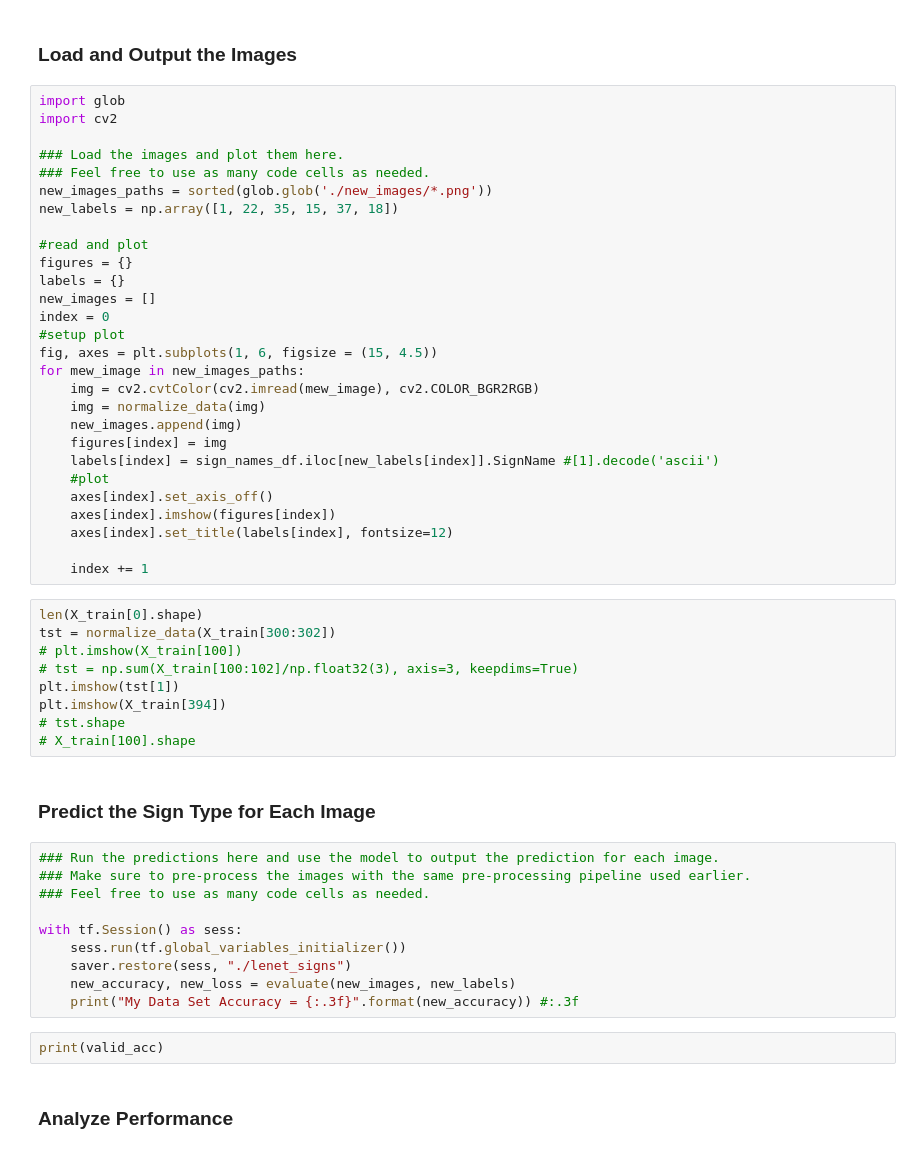
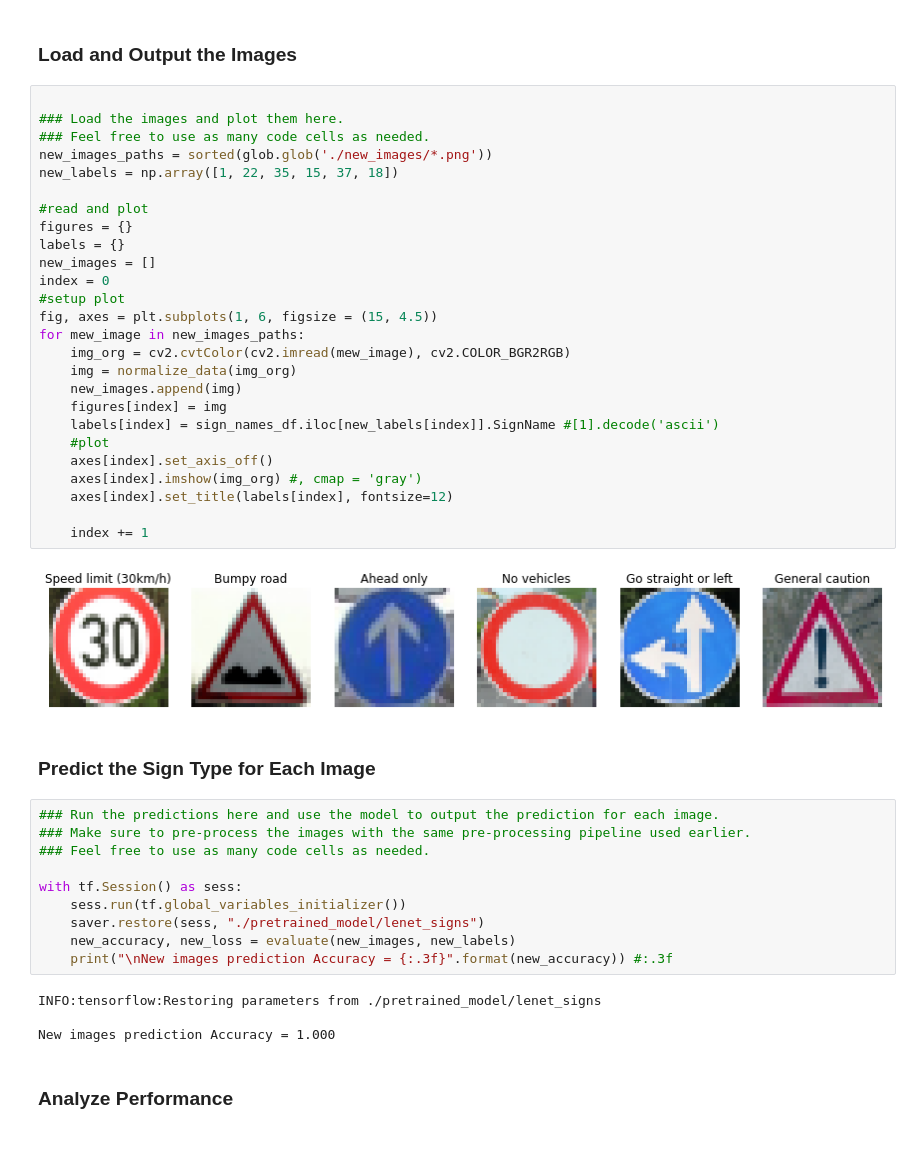
Before and after one commit to cyan-ide/Udacity-CarND-Traffic-Sign-Classifier-P3, a Jupyter notebook: Traffic_Sign_Classifier.ipynb, the cells around one changed output. Saved outputs shown, nothing was run; the diff lists cells and outputs as text.

```diff
--- a/Traffic_Sign_Classifier.ipynb
+++ b/Traffic_Sign_Classifier.ipynb
@@ -609,42 +602,33 @@ You may find `signnames.csv` useful as it contains mappings from the class id (i
 # %% [markdown]
 ### Load and Output the Images
 # %%
-import glob
-import cv2
 
 ### Load the images and plot them here.
 ### Feel free to use as many code cells as needed.
 new_images_paths = sorted(glob.glob('./new_images/*.png'))
 new_labels = np.array([1, 22, 35, 15, 37, 18])
 
 #read and plot
 figures = {}
 labels = {}
 new_images = []
 index = 0
 #setup plot
 fig, axes = plt.subplots(1, 6, figsize = (15, 4.5))
 for mew_image in new_images_paths:
-    img = cv2.cvtColor(cv2.imread(mew_image), cv2.COLOR_BGR2RGB)
-    img = normalize_data(img)
+    img_org = cv2.cvtColor(cv2.imread(mew_image), cv2.COLOR_BGR2RGB)
+    img = normalize_data(img_org)
     new_images.append(img)
     figures[index] = img
     labels[index] = sign_names_df.iloc[new_labels[index]].SignName #[1].decode('ascii')
     #plot
     axes[index].set_axis_off()
-    axes[index].imshow(figures[index])
+    axes[index].imshow(img_org) #, cmap = 'gray')
     axes[index].set_title(labels[index], fontsize=12)
 
     index += 1
+# %% [output]
+[figure, added]
-# %%
-len(X_train[0].shape)
-tst = normalize_data(X_train[300:302])
-# plt.imshow(X_train[100])
-# tst = np.sum(X_train[100:102]/np.float32(3), axis=3, keepdims=True)
-plt.imshow(tst[1])
-plt.imshow(X_train[394])
-# tst.shape
-# X_train[100].shape
 # %% [markdown]
 ### Predict the Sign Type for Each Image
 # %%
@@ -654,11 +638,13 @@ plt.imshow(X_train[394])
 
 with tf.Session() as sess:
     sess.run(tf.global_variables_initializer())
-    saver.restore(sess, "./lenet_signs")
+    saver.restore(sess, "./pretrained_model/lenet_signs")
     new_accuracy, new_loss = evaluate(new_images, new_labels)
-    print("My Data Set Accuracy = {:.3f}".format(new_accuracy)) #:.3f
+    print("\nNew images prediction Accuracy = {:.3f}".format(new_accuracy)) #:.3f
+# %% [output]
+INFO:tensorflow:Restoring parameters from ./pretrained_model/lenet_signs
+
+New images prediction Accuracy = 1.000
-# %%
-print(valid_acc)
 # %% [markdown]
 ### Analyze Performance
 # %%
```
Also changed, not shown: parts of 27 cells of this notebook, 39 other files.
